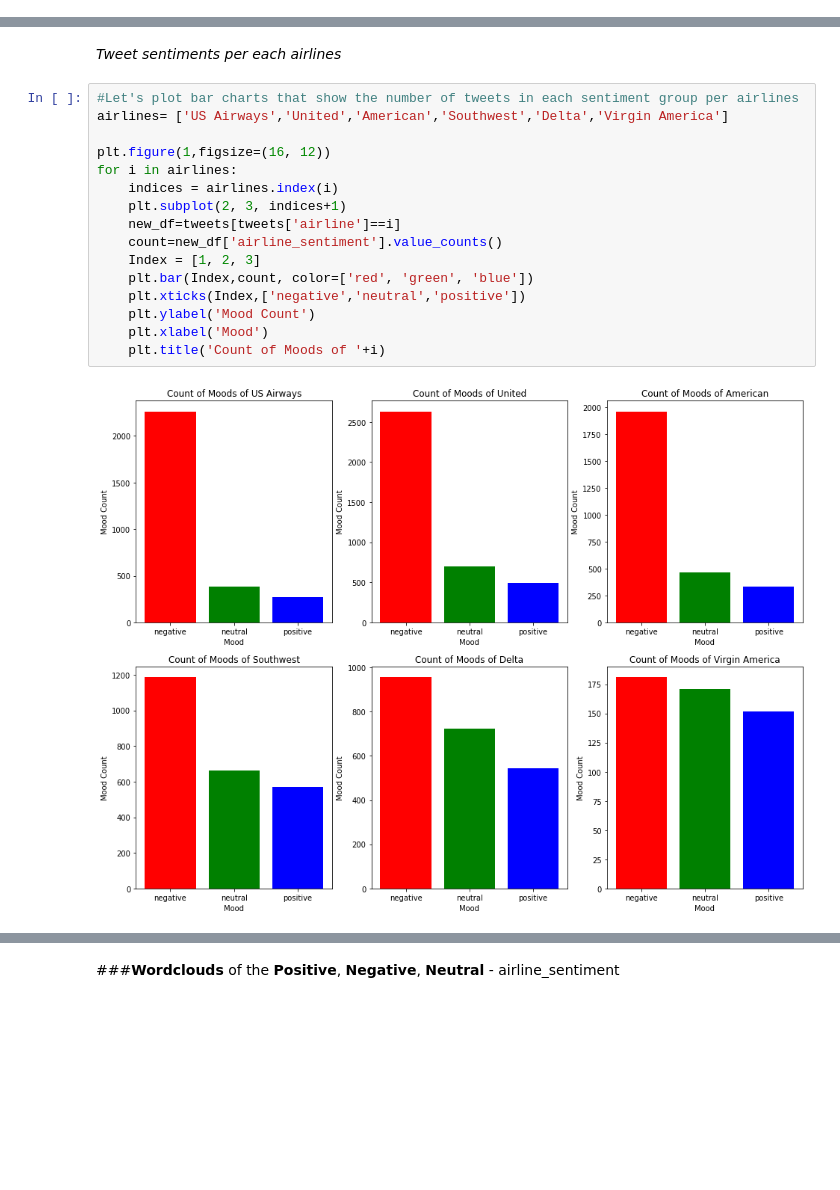
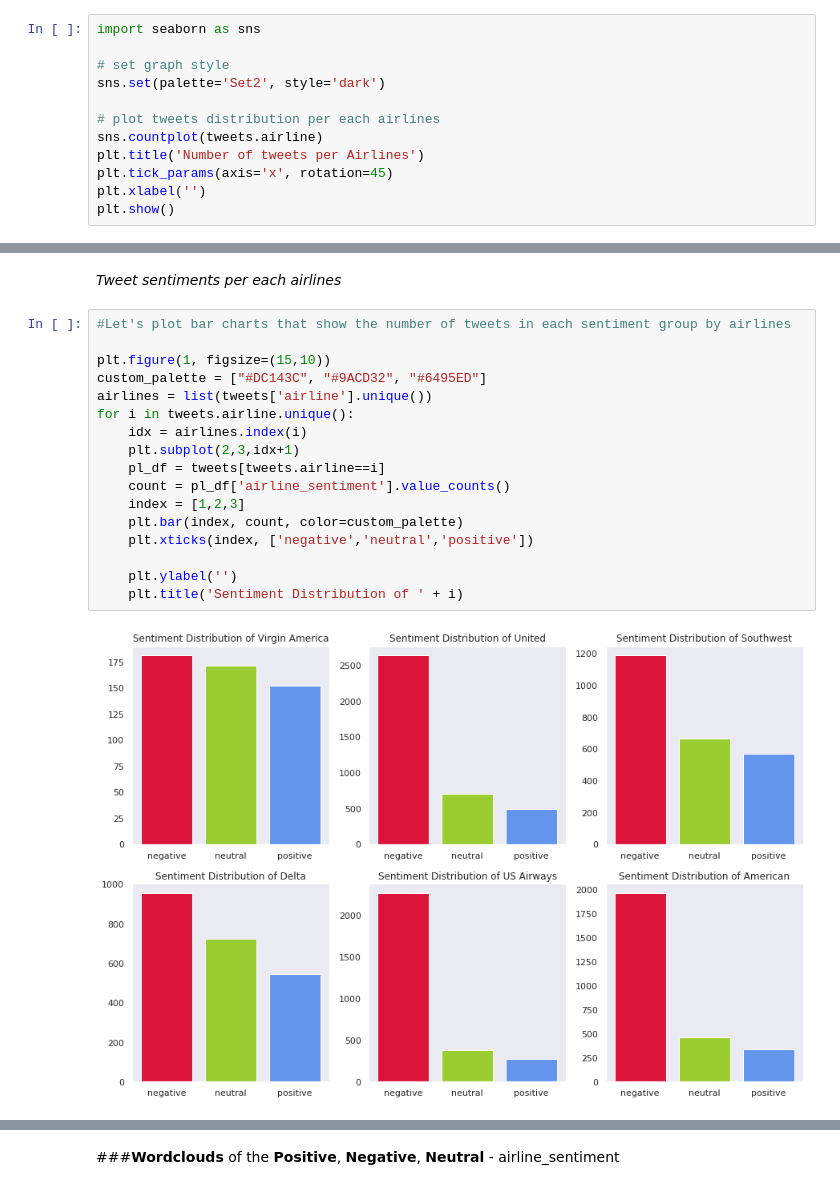
Before and after one commit to AlekseiMikhalev/Data-Science-Projects, a Jupyter notebook: ULMFiT_analysis.ipynb, the cells around one changed output, grey strips where cells are left out. Saved outputs shown, nothing was run; the diff lists cells and outputs as text; blank space fills up the shorter version.

```diff
--- a/ULMFiT_analysis.ipynb
+++ b/ULMFiT_analysis.ipynb
@@ -63,0 +58,12 @@ plt.show()
+# %%
+import seaborn as sns
+
+# set graph style
+sns.set(palette='Set2', style='dark')
+
+# plot tweets distribution per each airlines
+sns.countplot(tweets.airline)
+plt.title('Number of tweets per Airlines')
+plt.tick_params(axis='x', rotation=45)
+plt.xlabel('')
+plt.show()
@@ -64,20 +72,21 @@ plt.show()
 # %% [markdown]
 *Tweet sentiments per each airlines*
 # %%
-#Let's plot bar charts that show the number of tweets in each sentiment group per airlines
-airlines= ['US Airways','United','American','Southwest','Delta','Virgin America']
+#Let's plot bar charts that show the number of tweets in each sentiment group by airlines
 
-plt.figure(1,figsize=(16, 12))
-for i in airlines:
-    indices = airlines.index(i)
-    plt.subplot(2, 3, indices+1)
-    new_df=tweets[tweets['airline']==i]
-    count=new_df['airline_sentiment'].value_counts()
-    Index = [1, 2, 3]
-    plt.bar(Index,count, color=['red', 'green', 'blue'])
-    plt.xticks(Index,['negative','neutral','positive'])
-    plt.ylabel('Mood Count')
-    plt.xlabel('Mood')
-    plt.title('Count of Moods of '+i)
+plt.figure(1, figsize=(15,10))
+custom_palette = ["#DC143C", "#9ACD32", "#6495ED"]
+airlines = list(tweets['airline'].unique())
+for i in tweets.airline.unique():
+    idx = airlines.index(i)
+    plt.subplot(2,3,idx+1)
+    pl_df = tweets[tweets.airline==i]
+    count = pl_df['airline_sentiment'].value_counts()
+    index = [1,2,3]
+    plt.bar(index, count, color=custom_palette)
+    plt.xticks(index, ['negative','neutral','positive'])
+
+    plt.ylabel('')
+    plt.title('Sentiment Distribution of ' + i)
 # %% [output]
-[figure, old version]
+[figure, new version]
```
Also changed, not shown: parts of 5 cells of this notebook.
